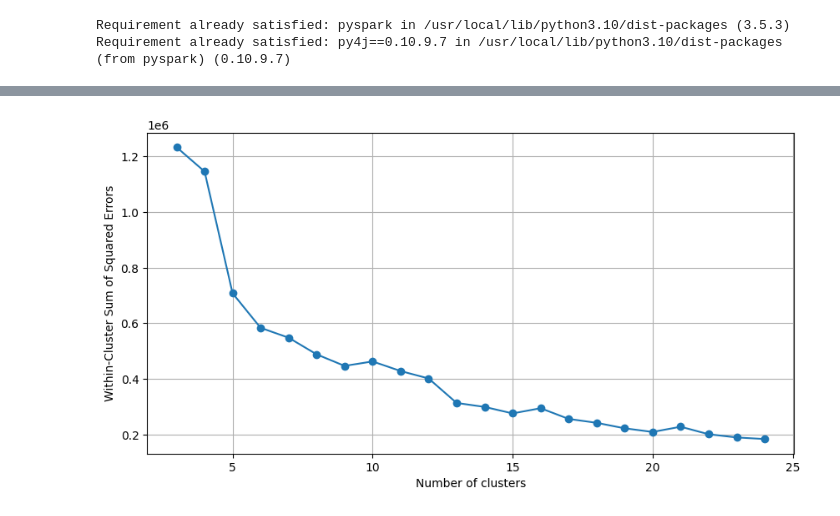
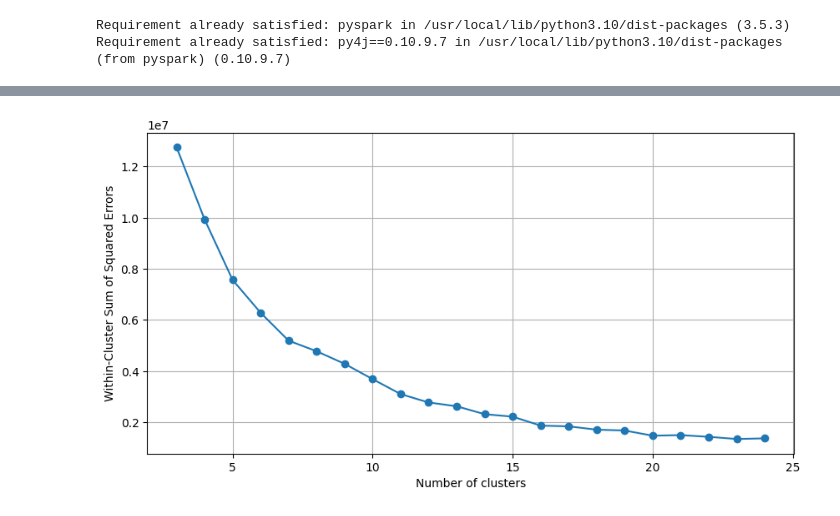
Before and after one commit to bharath03-a/Gun-Violence-Incidents, a Jupyter notebook: notebooks/04_cluster_analysis.ipynb, the cells around one changed output, grey strips where cells are left out. Saved outputs shown, nothing was run; the diff lists cells and outputs as text; code cells hidden in the pictures.

Commit message:
location-based and demographic clustering

```diff
--- a/notebooks/04_cluster_analysis.ipynb
+++ b/notebooks/04_cluster_analysis.ipynb
@@ -27,4 +38,5 @@ spark_df = spark.read.option("header", "True") \
                 .option("ignoreTrailingWhiteSpace", "True") \
                 .option("multiLine", "True") \
                 .option("mode", "PERMISSIVE") \
-                .csv("../data/gun_violence_cleaned_data_2013_2018.csv")
+                .csv("/content/gun_violence_cleaned_data_2013_2018.csv")
+                #.csv("../data/gun_violence_cleaned_data_2013_2018.csv")
@@ -33,14 +63,23 @@ spark_df = spark.read.option("header", "True") \
-# %%
-# Assemble the desired featuers into a single columnn vector
-features = ['n_killed',
-            'n_injured',
-            'n_guns_involved']
-gun_type_cols = [col for col in spark_df.columns if col.startswith("gun_type")]
-features = features + gun_type_cols
-
-assembler = VectorAssembler(inputCols = features, outputCol = 'features')
-all_variables_df = assembler.transform(spark_df)
-
-# Scale the features
-scaler = StandardScaler(inputCol = 'features', outputCol= 'scaled_features')
-scaled_df = scaler.fit(all_variables_df).transform(all_variables_df)
+# %%
+# Select the desired features from the dataframe
+kmeans_df = spark_df.select(['n_killed', 'n_injured', 'latitude', 'longitude'])
+
+# Filter latitude and longitude values
+kmeans_df = kmeans_df.filter((kmeans_df['longitude'] < 0) & (kmeans_df['latitude'] > 0))
+
+# Create a vector of the features that require scaling (n_killed and n_injured)
+assembler = VectorAssembler(inputCols = ['n_killed', 'n_injured'], outputCol = 'features_to_scale')
+kmeans_df = assembler.transform(kmeans_df)
+
+# Scale the features
+scaler = pyspark.ml.feature.StandardScaler(inputCol = 'features_to_scale', outputCol= 'scaled_features', withMean = True)
+kmeans_df = scaler.fit(kmeans_df).transform(kmeans_df)
+
+# Create a vector containing the rest of the features (latitude and longitude)
+assembler = VectorAssembler(inputCols = ['scaled_features', 'latitude', 'longitude'], outputCol = 'features')
+kmeans_df = assembler.transform(kmeans_df)
+
+# Drop the intermediate scaling columns
+kmeans_df = kmeans_df.drop('features_to_scale', 'scaled_features')
+
+kmeans_df.show(5)
@@ -111,5 +129,5 @@ def optimal_clusters_scaled(df, max_k = 25): # used for data/features that are n
 # %%
 # Find the optimal number of clusters
-optimal_clusters(all_variables_df)
+optimal_clusters(kmeans_df)
 # %% [output]
-[figure, old version]
+[figure, new version]
```
Also changed, not shown: parts of 66 cells of this notebook.
